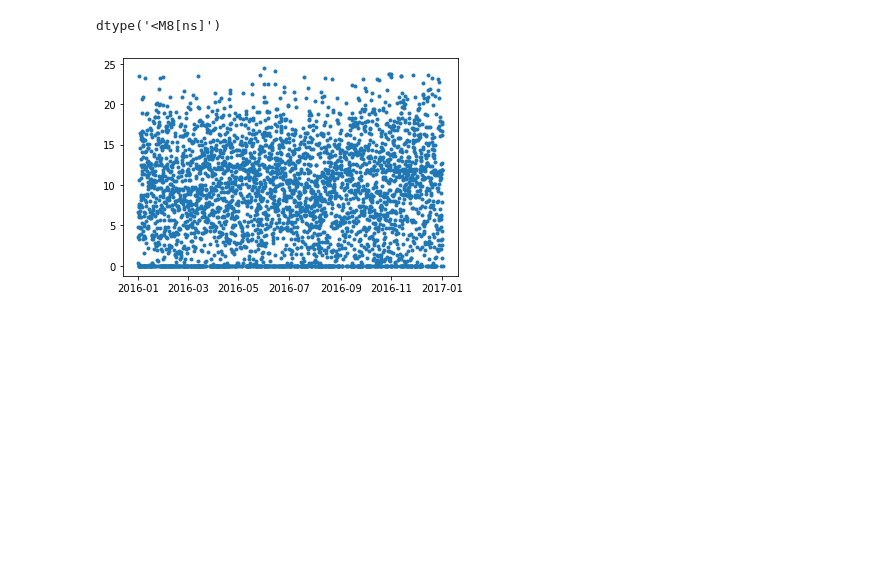
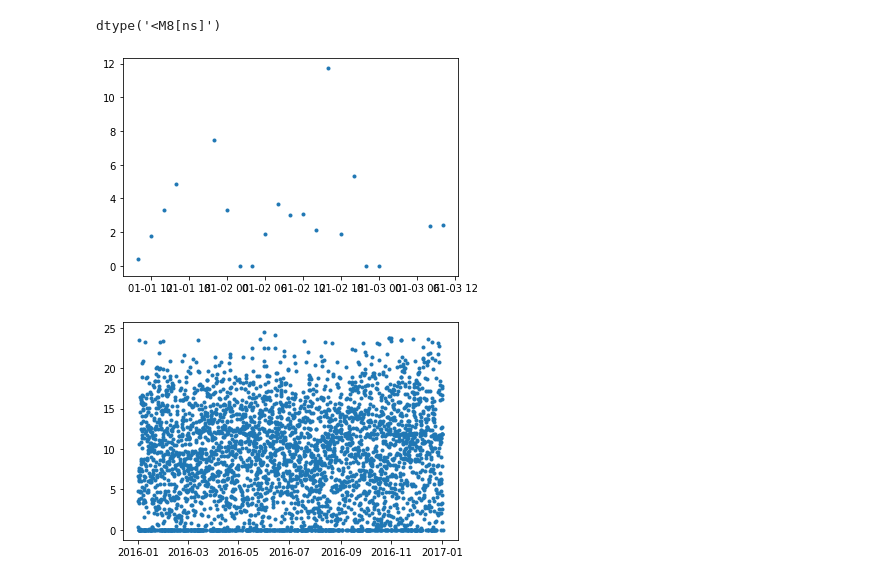
Before and after one commit to Jungar111/Bachelor2021, a Jupyter notebook: Oskars_Lag_Notebook_2.ipynb, the cells around one changed output. Cells and saved outputs as stored; diff of their text form; code cells hidden in the pictures; blank space fills up the shorter version.

```diff
--- a/Oskars_Lag_Notebook_2.ipynb
+++ b/Oskars_Lag_Notebook_2.ipynb
@@ -376,6 +381,11 @@ XX.head()
 XX.index.dtype
 # %% [output]
 dtype('<M8[ns]')
+# %%
+plt.plot(XX.head(20)['EnergyConsumed'], '.')
+plt.show()
+# %% [output]
+[figure, added]
 # %%
 plt.plot(XX['EnergyConsumed'], '.')
 plt.show()
```
Also changed, not shown: parts of 2 cells of this notebook, 2 other files.
